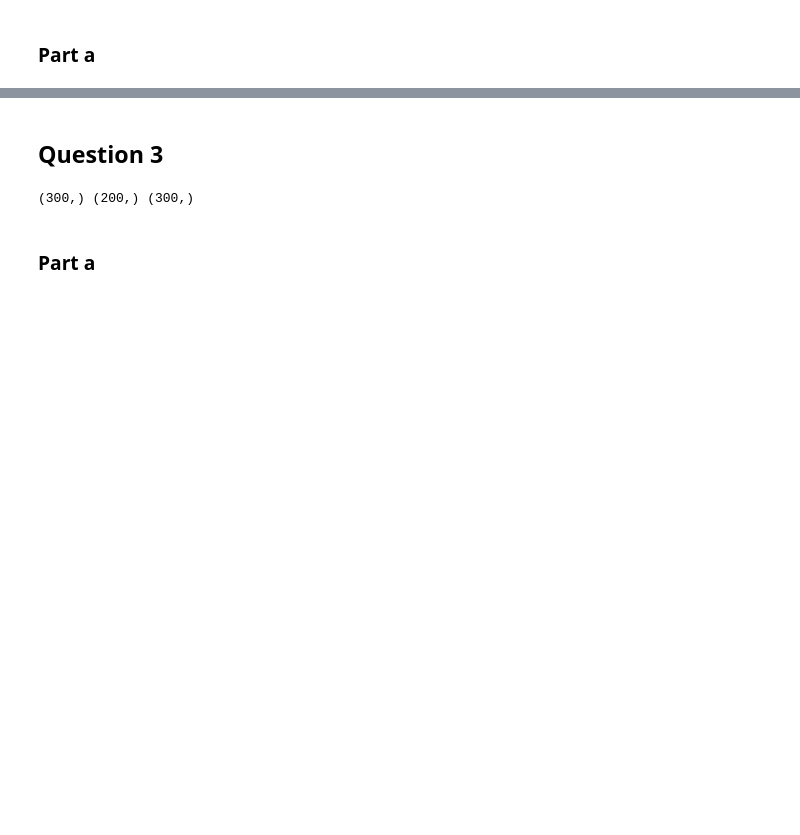
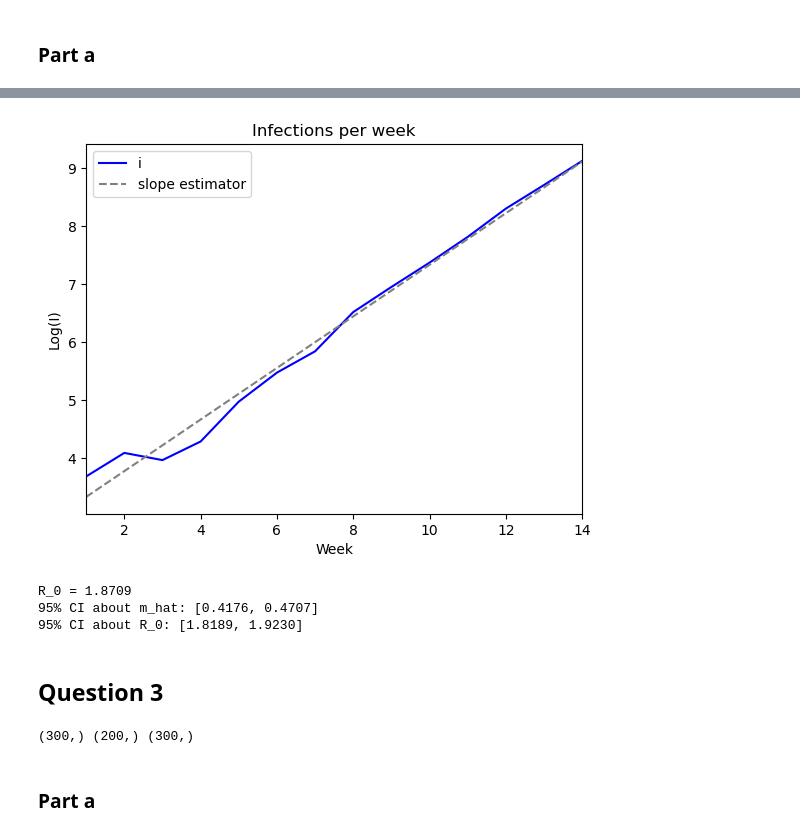
Before and after one commit to mbyers31/sp24-csci7000, a Jupyter notebook: homeworks/hw4.ipynb, the cells around one changed output, grey strips where cells are left out. Cells and saved outputs as stored; diff of their text form; code cells hidden in the pictures; blank space fills up the shorter version.

```diff
--- a/homeworks/hw4.ipynb
+++ b/homeworks/hw4.ipynb
@@ -57,3 +79,40 @@ plt.show()
+# %%
+#plot line of best fit with data for sanity check
+intercept = lr.intercept
+m_hat = lr.slope
+plt.plot(week_nums[:num_weeks], np.log(i[:num_weeks]), color='blue', label='i')
+
+best_fit = [m_hat * x + intercept for x in week_nums[:num_weeks]]
+plt.plot(week_nums[:num_weeks], best_fit, color='gray', linestyle='dashed', label='slope estimator')
+
+plt.xlim([1, week_nums[:num_weeks].shape[0]])
+
+plt.xlabel('Week')
+plt.ylabel('Log(I)')
+plt.legend(loc='best')
+plt.title('Infections per week')
+plt.savefig('hw4_q1_best_fit.png', dpi=200, bbox_inches='tight')
+plt.show()
+# %% [output]
+[figure, added]
+# %%
+#compute r_0
+gamma = 1/2
+mu = 1/100
+r_0 = 1 + (m_hat / (gamma + mu))
+print(f'R_0 = {r_0:.4f}')
+
+#find the 95% confidence interval around the slope
+tails = 1.96 * lr.stderr
+print(f'95% CI about m_hat: [{m_hat - tails:.4f}, {m_hat + tails:.4f}]')
+#find the 95% CI around R0
+r0_lower = 1 + ((m_hat - tails) / (gamma + mu))
+r0_upper = 1 + ((m_hat + tails) / (gamma + mu))
+print(f'95% CI about R_0: [{r0_lower:.4f}, {r0_upper:.4f}]')
+# %% [output]
+R_0 = 1.8709
+95% CI about m_hat: [0.4176, 0.4707]
+95% CI about R_0: [1.8189, 1.9230]
 # %% [markdown]
 ## Question 3
 # %%
```
Also changed, not shown: parts of 5 cells of this notebook.
